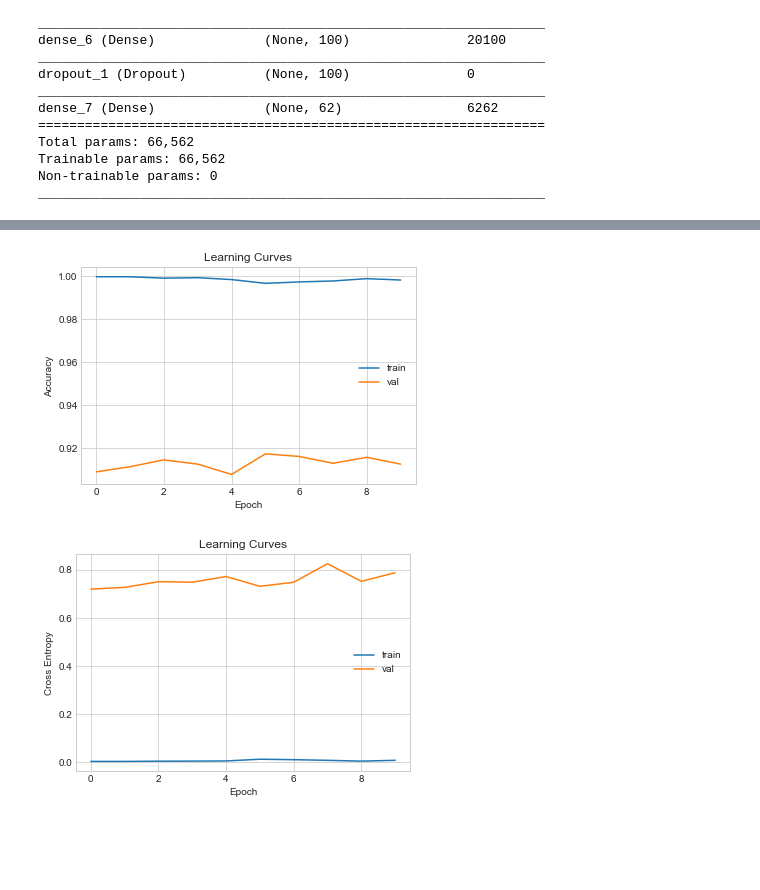
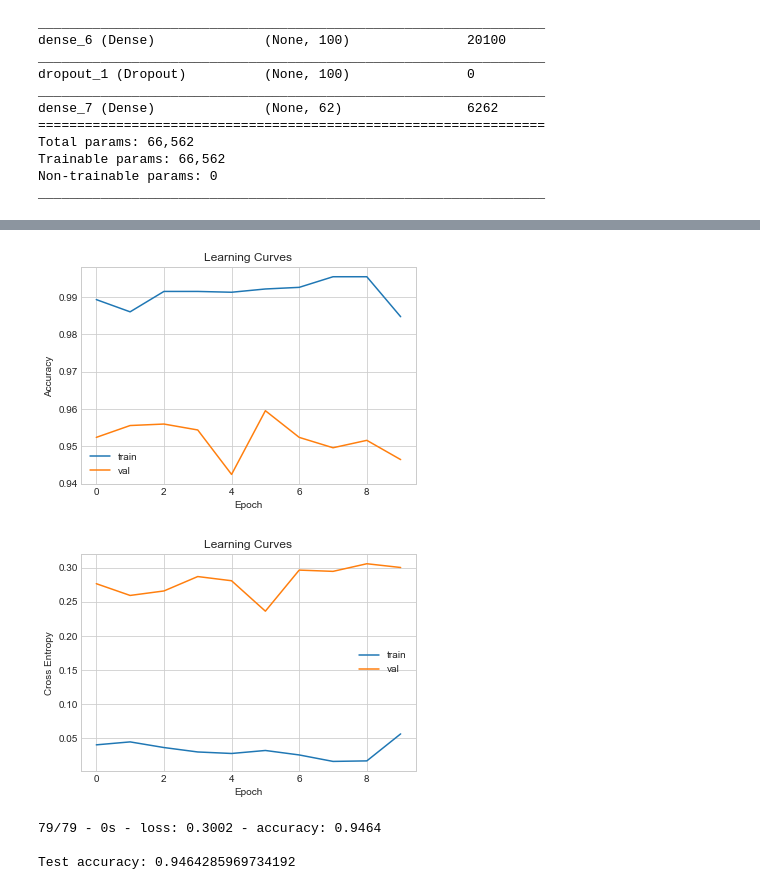
Before and after one commit to NickA-svg/py.tensorflow, a Jupyter notebook: tf_traffic_signs.ipynb, the cells around one changed output, grey strips where cells are left out. Cells and saved outputs as stored; diff of their text form; code cells hidden in the pictures; blank space fills up the shorter version.

Commit message:
cnn models

```diff
--- a/tf_traffic_signs.ipynb
+++ b/tf_traffic_signs.ipynb
@@ -496,3 +496,6 @@ Total params: 66,562
 Trainable params: 66,562
 Non-trainable params: 0
 _________________________________________________________________
+# %%
+images32 = [transform.resize(image, (32, 32)) for image in images]
+test_images32 = [transform.resize(image, (32, 32)) for image in test_images]
@@ -498,0 +506,18 @@ _________________________________________________________________
+# %%
+model = tf.keras.Sequential()
+model.add(tf.keras.layers.Conv2D(32, (3, 3), activation='relu', input_shape=(32, 32, 3)))
+model.add(tf.keras.layers.MaxPooling2D((2, 2)))
+model.add(tf.keras.layers.Conv2D(64, (3, 3), activation='relu'))
+model.add(tf.keras.layers.MaxPooling2D((2, 2)))
+model.add(tf.keras.layers.Conv2D(64, (3, 3), activation='relu'))
+model.add(tf.keras.layers.Dropout(0.2))
+model.add(tf.keras.layers.Flatten())
+model.add(tf.keras.layers.Dense(120, activation='relu'))
+model.add(tf.keras.layers.Dense(62))
+# %%
+model.compile(optimizer='adam',
+              loss=tf.keras.losses.SparseCategoricalCrossentropy(from_logits=True),
+              metrics=['accuracy'])
+
+history = model.fit(np.array(images32), np.array(labels), epochs=10,
+                    validation_data=(np.array(test_images32), np.array(test_labels)))
@@ -501,11 +547,8 @@ from tensorflow.keras.callbacks import EarlyStopping
 # configure early stopping
 es = EarlyStopping(monitor='val_loss', patience=5)
 # fit the model
-history = pca_model.fit(
-	pca_images28, np.array(labels),
-	validation_data=(flat_test_images28_pca,np.array(test_labels)),
-	epochs=10,
-	verbose=0)
+history = model.fit(np.array(images32), np.array(labels), epochs=10,
+                    validation_data=(np.array(test_images32), np.array(test_labels)))
 # plot learning curves
 plt.title('Learning Curves')
 plt.xlabel('Epoch')
@@ -518,4 +581,4 @@ plt.show()
-[figure, old version]
+[figure, new version]
 # %%
 plt.title('Learning Curves')
 plt.xlabel('Epoch')
@@ -525,4 +588,11 @@ plt.plot(history.history['val_loss'], label='val')
 plt.legend()
 plt.show()
 # %% [output]
-[figure, old version]
+[figure, new version]
+# %%
+test_loss, test_acc = model.evaluate(np.array(test_images32),np.array(test_labels),verbose=2)
+print('\nTest accuracy:',test_acc)
+# %% [output]
+79/79 - 0s - loss: 0.3002 - accuracy: 0.9464
+
+Test accuracy: 0.9464285969734192
```
Also changed, not shown: parts of 22 cells of this notebook.
